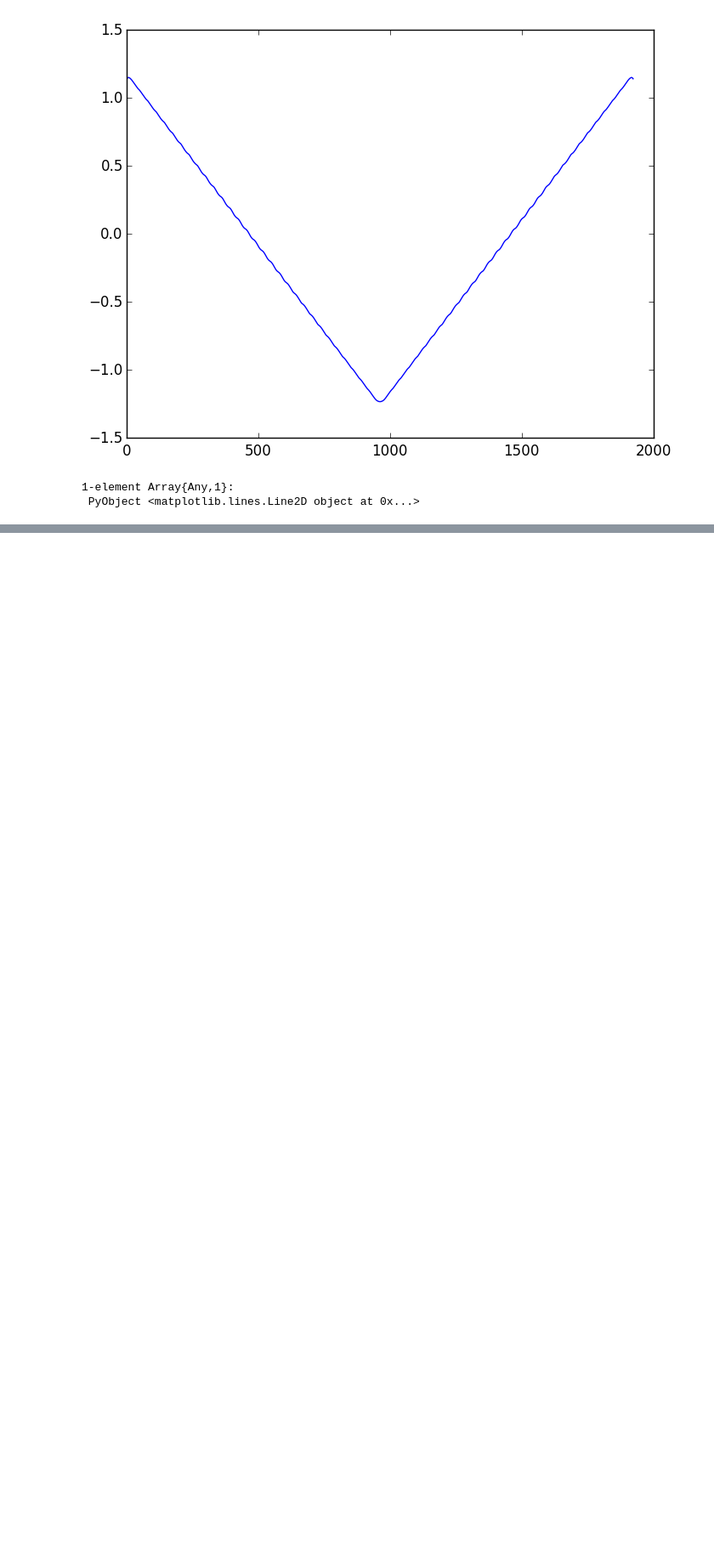
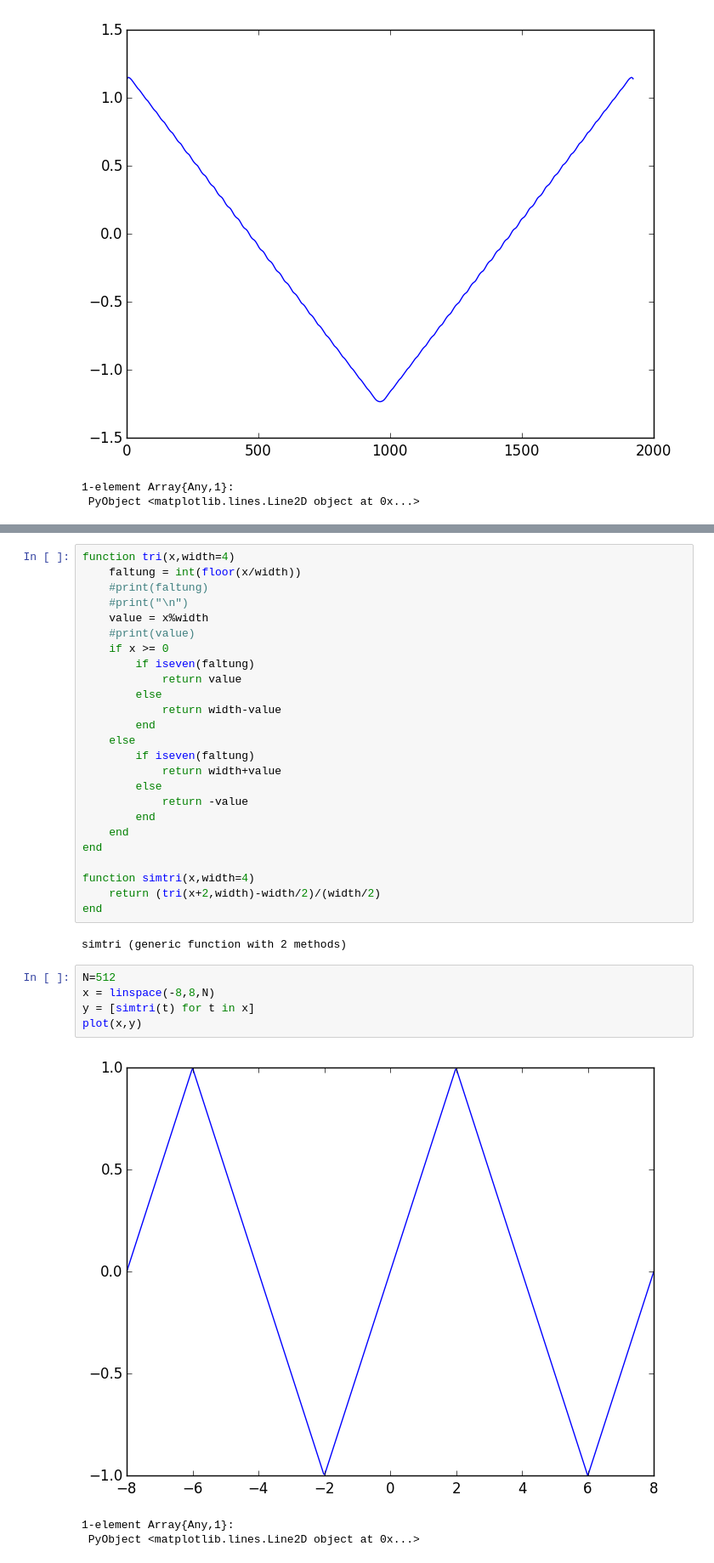
Before and after one commit to mgje/Python-Mathematik-Beispiele, a Jupyter notebook: notebook/Sin_Approximation.ipynb, the cells around one changed output, grey strips where cells are left out. Shown at 85% size. Saved outputs shown, nothing was run; the diff lists cells and outputs as text; blank space fills up the shorter version.

```diff
--- a/notebook/Sin_Approximation.ipynb
+++ b/notebook/Sin_Approximation.ipynb
@@ -369,0 +379,36 @@ Die sinus Approximaiton mit Ping-Pong ändert ihre Steigung gleichmässig
+# %%
+function tri(x,width=4)
+    faltung = int(floor(x/width))
+    #print(faltung)
+    #print("\n")
+    value = x%width
+    #print(value)
+    if x >= 0
+        if iseven(faltung)
+            return value
+        else
+            return width-value
+        end
+    else
+        if iseven(faltung)
+            return width+value
+        else
+            return -value
+        end
+    end
+end
+
+function simtri(x,width=4)
+    return (tri(x+2,width)-width/2)/(width/2)
+end
+# %% [output]
+simtri (generic function with 2 methods)
+# %%
+N=512
+x = linspace(-8,8,N)
+y = [simtri(t) for t in x]
+plot(x,y)
+# %% [output]
+[figure, added]
+1-element Array{Any,1}:
+ PyObject <matplotlib.lines.Line2D object at 0x...>
```
Also changed, not shown: parts of 16 cells of this notebook.
